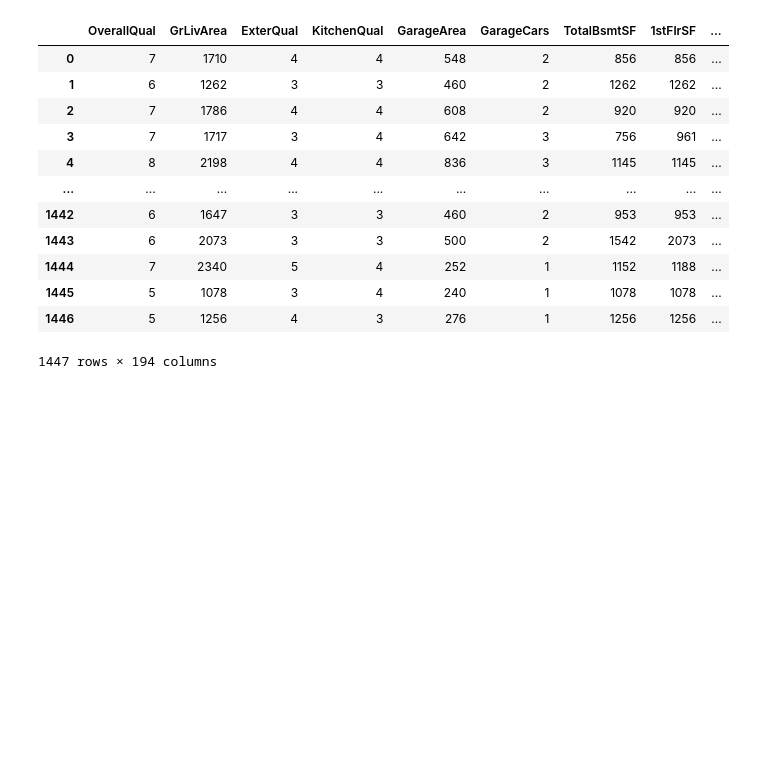
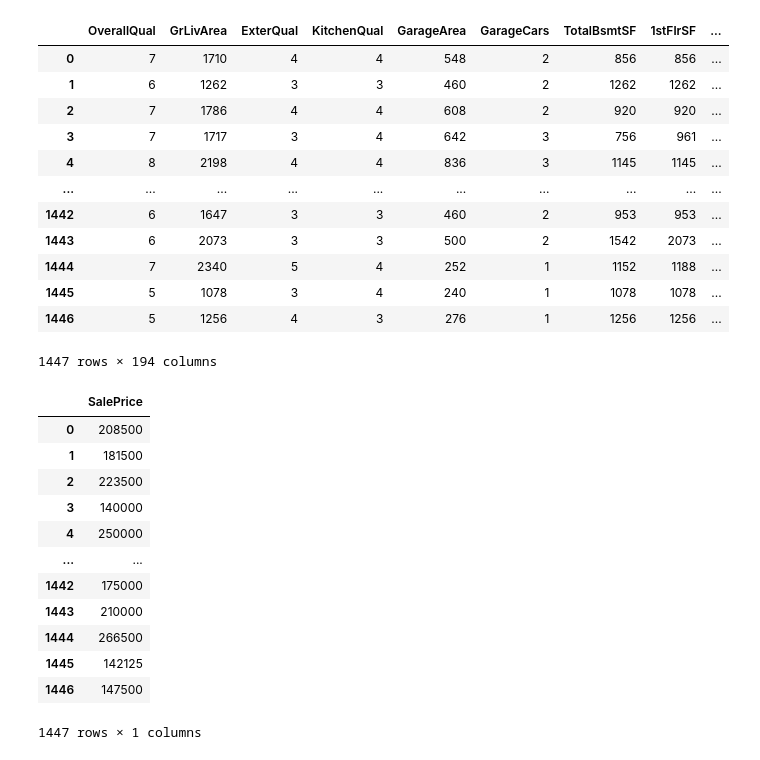
Before and after one commit to Valete-y/Advanced-House-Prices, a Jupyter notebook: Códigos-Python/House Prices - Predição.ipynb, the cells around one changed output. Saved outputs shown, nothing was run; the diff lists cells and outputs as text; code cells hidden in the pictures; blank space fills up the shorter version.

```diff
--- a/Códigos-Python/House Prices - Predição.ipynb
+++ b/Códigos-Python/House Prices - Predição.ipynb
@@ -100,0 +106,16 @@ X_train, X_test, y_train, y_test = train_test_split(X, y, test_size=0.8, random_
+# %%
+y
+# %% [output]
+|  | SalePrice |
+| 0 | 208500 |
+| 1 | 181500 |
+| 2 | 223500 |
+| 3 | 140000 |
+| 4 | 250000 |
+| ... | ... |
+| 1442 | 175000 |
+| 1443 | 210000 |
+| 1444 | 266500 |
+| 1445 | 142125 |
+| 1446 | 147500 |
+1447 rows × 1 columns
```
Also changed, not shown: parts of 48 cells of this notebook.
